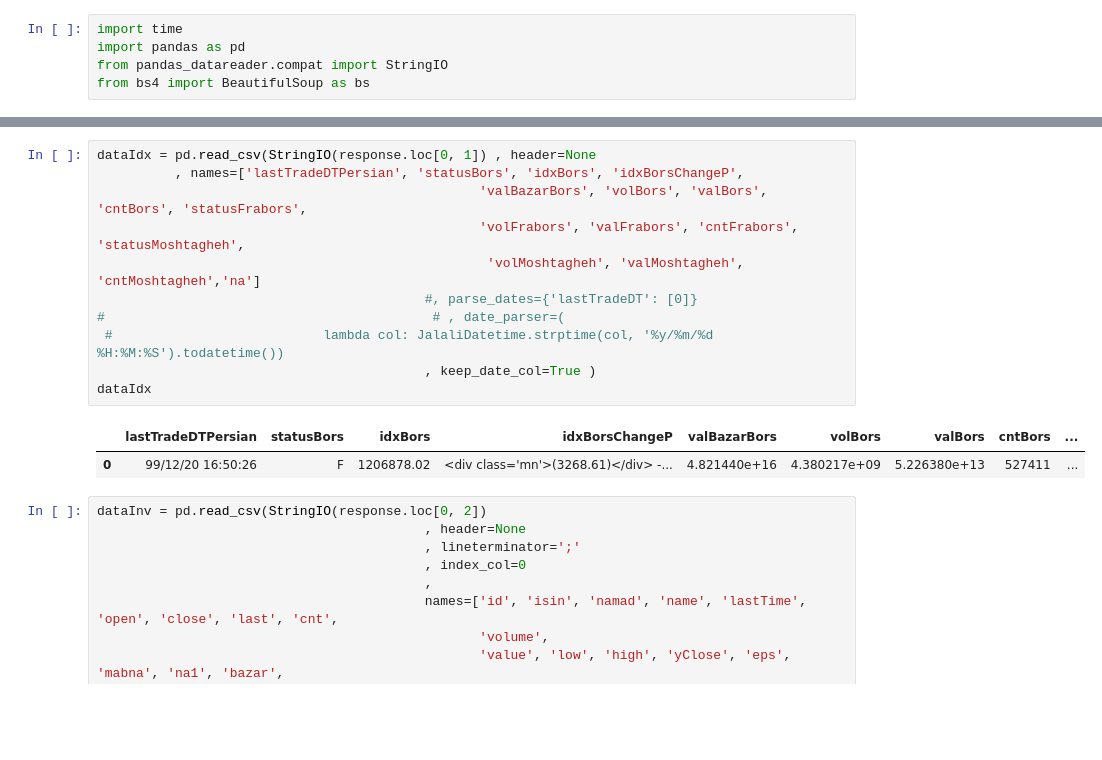
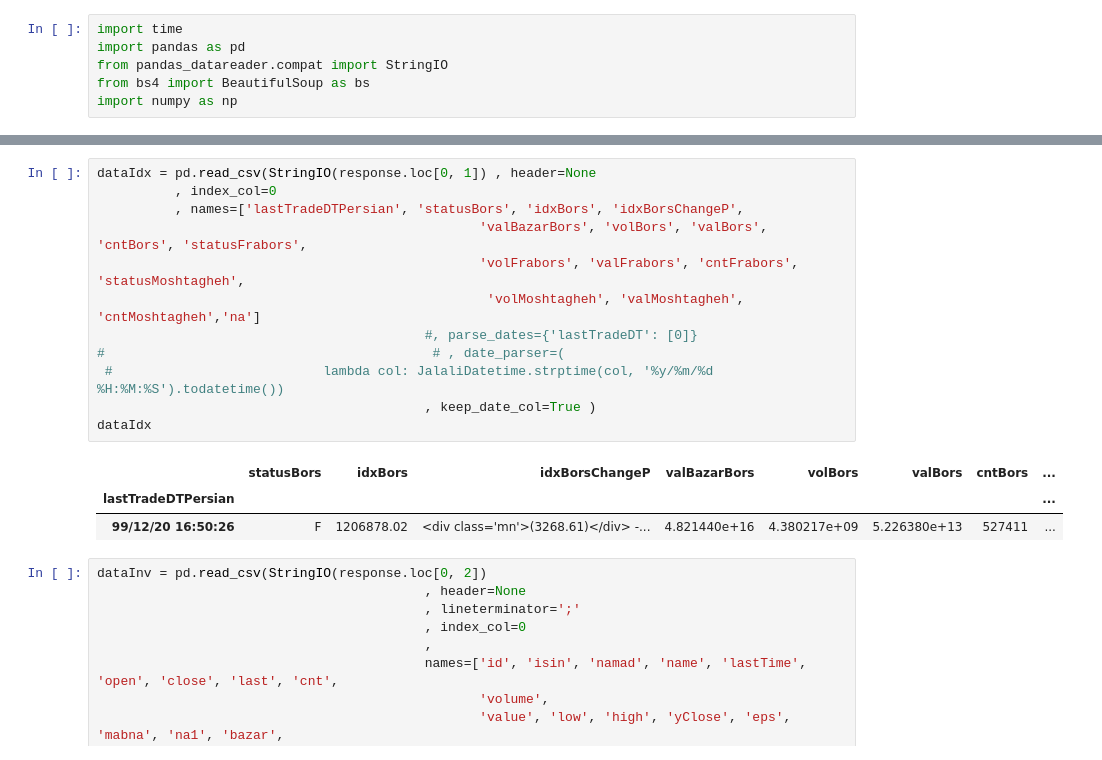
Before and after one commit to Hpkarimi/googleColab, a Jupyter notebook: projectDb.ipynb, the cells around one changed output, grey strips where cells are left out. Cells and saved outputs as stored; diff of their text form; blank space fills up the shorter version.

```diff
--- a/projectDb.ipynb
+++ b/projectDb.ipynb
@@ -5,6 +5,7 @@ import time
 import pandas as pd
 from pandas_datareader.compat import StringIO
 from bs4 import BeautifulSoup as bs
+import numpy as np
 # %%
 #response = requests.get('http://www.tsetmc.com/tsev2/data/MarketWatchInit.aspx?h=0&r=0', timeout=15)
 #data = pd.read_csv(StringIO(response.text), sep='@', header=None)
@@ -16,18 +17,20 @@ response
 | 0 | 103225,667624,397879 | 99/12/20 16:50:26,F,1206878.02,<d... | 109297506785423,IRO9PTEH6021,ضترا... | 109297506785423,1,1,1,1555,2750,5... | 7940239860 |
 # %%
 dataIdx = pd.read_csv(StringIO(response.loc[0, 1]) , header=None
+          , index_col=0
           , names=['lastTradeDTPersian', 'statusBors', 'idxBors', 'idxBorsChangeP',
                                                  'valBazarBors', 'volBors', 'valBors', 'cntBors', 'statusFrabors',
                                                  'volFrabors', 'valFrabors', 'cntFrabors', 'statusMoshtagheh',
                                                   'volMoshtagheh', 'valMoshtagheh', 'cntMoshtagheh','na']
                                           #, parse_dates={'lastTradeDT': [0]}
 #                                          # , date_parser=(
  #                           lambda col: JalaliDatetime.strptime(col, '%y/%m/%d %H:%M:%S').todatetime())
                                           , keep_date_col=True )
 dataIdx
 # %% [output]
-|  | lastTradeDTPersian | statusBors | idxBors | idxBorsChangeP | valBazarBors | volBors | valBors | cntBors | ... |
-| 0 | 99/12/20 16:50:26 | F | 1206878.02 | <div class='mn'>(3268.61)</div> -... | 4.821440e+16 | 4.380217e+09 | 5.226380e+13 | 527411 | ... |
+|  | statusBors | idxBors | idxBorsChangeP | valBazarBors | volBors | valBors | cntBors | ... |
+| lastTradeDTPersian |  |  |  |  |  |  |  | ... |
+| 99/12/20 16:50:26 | F | 1206878.02 | <div class='mn'>(3268.61)</div> -... | 4.821440e+16 | 4.380217e+09 | 5.226380e+13 | 527411 | ... |
 # %%
 dataInv = pd.read_csv(StringIO(response.loc[0, 2])
                                           , header=None
```
Also changed, not shown: parts of 7 cells of this notebook.
